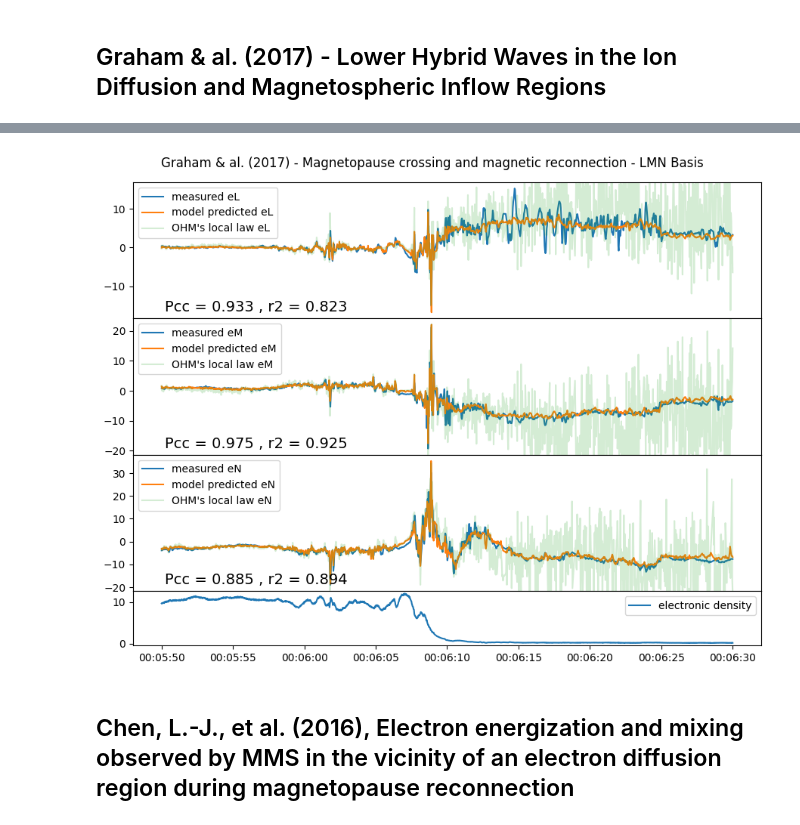
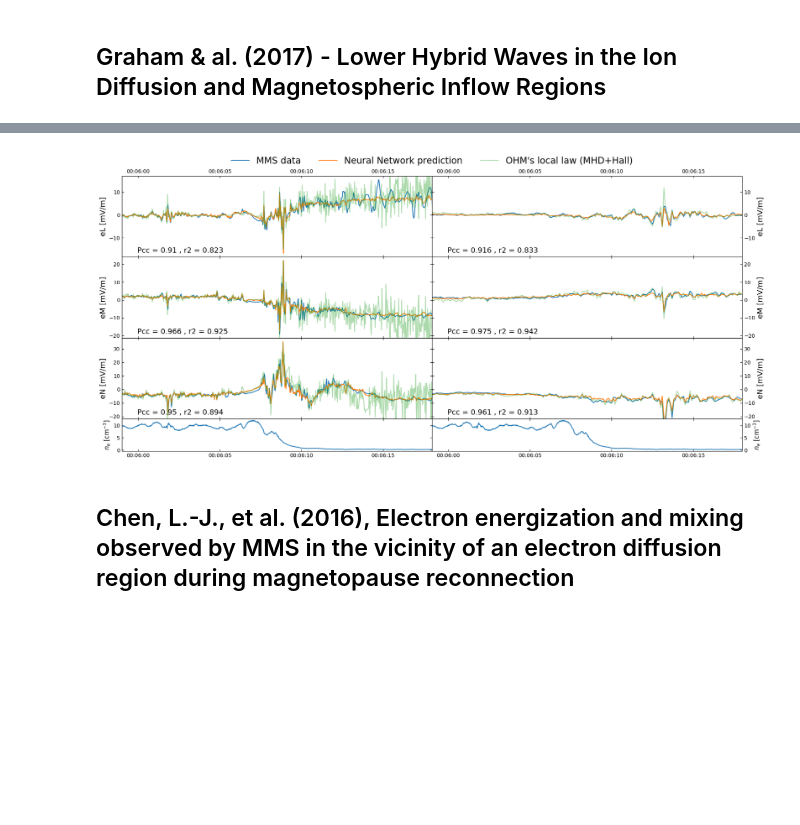
Before and after one commit to esevegne/astro-nn, a Jupyter notebook: analysis.ipynb, the cells around one changed output, grey strips where cells are left out. Cells and saved outputs as stored; diff of their text form; code cells hidden in the pictures; blank space fills up the shorter version.

Commit message:
Final push before paper, analysis ready for paper

```diff
--- a/analysis.ipynb
+++ b/analysis.ipynb
@@ -407,3 +463,0 @@ fft_pred_ex, fft_pred_ey, fft_pred_ez = np.abs(np.fft.rfft(df_predict['ex'])), n
-# %%
-import matplotlib as mpl
-mpl.rcParams['agg.path.chunksize'] = 10000
@@ -554,15 +683,15 @@ df_predict
 # %%
 fig, axes = plt.subplots(nrows=3,figsize=(9,7))
 for j,col in enumerate(['ex','ey','ez']):
-    axes[j].plot(df_test.index,df_test[col],label=f"measured {col}")
-    axes[j].plot(df_predict.index,df_predict[col],label=f"predicted {col}")
+    axes[j].plot(filtered_signal[col],label=f"measured {col}")
+    axes[j].plot(filtered_pred[col],label=f"predicted {col}")
     lims = axes[j].get_ylim()
-    axes[j].plot(df_predict.index,df_predict[col+"_mhd"]+df_predict[col+'_hall'],label=f"OHM {col}",alpha=0.2)
+    axes[j].plot(filtered_ohm[col],label=f"OHM {col}",alpha=0.2)
     text = str('Pcc = {:.3}'.format(metrics['PCC'][j])) + str(' , r2 = {:.3}'.format(metrics['r2_score'][j]))
     axes[j].text(0.05, 0.05, text, fontsize=14, transform=axes[j].transAxes)
     axes[j].set_ylim(lims)
     axes[j].legend(loc=4)
-
+    axes[j].set_xlim(datetime(2015,12,8,0,5,59), datetime(2015,12,8,0,6,18))
 fig.suptitle("Graham & al. (2017) - Magnetopause crossing and magnetic reconnection")
 fig.tight_layout()
 # %% [output]
@@ -571,7 +700,12 @@ fig.tight_layout()
 from scipy.spatial.transform import Rotation
 Rot = Rotation.from_matrix(np.array([[0.25,-0.4,0.88],[0.35,-0.89,0.3],[0.9,-0.23,-0.36]]))
 
+filtered_signal[['eL','eM','eN']] = Rot.apply(filtered_signal[['ex','ey','ez']])
+filtered_pred[['eL','eM','eN']] = Rot.apply(filtered_pred[['ex','ey','ez']])
+filtered_ohm[['eL','eM','eN']] = Rot.apply(filtered_ohm[['ex','ey','ez']])
+
+df_ohm = pd.DataFrame(index=df_test.index)
+
 df_test[['eL','eM','eN']] = Rot.apply(df_test[['ex','ey','ez']])
 df_predict[['eL','eM','eN']] = Rot.apply(df_predict[['ex','ey','ez']])
-df_predict[['eL_mhd','eM_mhd','eN_mhd']] = Rot.apply(df_predict[['ex_mhd','ey_mhd','ez_mhd']])
-df_predict[['eL_hall','eM_hall','eN_hall']] = Rot.apply(df_predict[['ex_hall','ey_hall','ez_hall']])
+df_ohm[['eL','eM','eN']] = Rot.apply((df_test[['ex_mhd','ey_mhd','ez_mhd']].__array__()+df_test[['ex_hall','ey_hall','ez_hall']].__array__()))
@@ -603,23 +748,73 @@ print(pcc_LMN_ohm)
 # %%
-fig, axes = plt.subplots(nrows=4,figsize=(9,7),sharex=True,gridspec_kw={'height_ratios': [3, 3, 3, 1.2]})
+fig, axes = plt.subplots(nrows=4,ncols=2,figsize=(18,8),sharex=True,gridspec_kw={'height_ratios': [3, 3, 3, 1.2]})
+
+
+i=0
 for j,col in enumerate(['eL','eM','eN']):
-    axes[j].plot(df_test.index,df_test[col],label=f"measured {col}")
-    axes[j].plot(df_predict.index,df_predict[col],label=f"model predicted {col}")
-    lims = axes[j].get_ylim()
-    axes[j].plot(df_predict.index,df_predict[col+"_mhd"]+df_predict[col+'_hall'],label=f"OHM's local law {col}",alpha=0.2)
-    text = str('Pcc = {:.3}'.format(metrics['PCC'][j])) + str(' , r2 = {:.3}'.format(r2_LMN[j]))
-    axes[j].text(0.05, 0.05, text, fontsize=14, transform=axes[j].transAxes)
-    axes[j].set_ylim(lims)
-    axes[j].legend(loc=2)
+    axes[j,i].plot(df_test[col],label=f"MMS")
+    axes[j,i].plot(df_predict[col],label=f"Neural Network")
+    lims = axes[j,i].get_ylim()
+    axes[j,i].plot(df_ohm[col],label=f"OHM's law",alpha=0.4)
+    text = str('Pcc = {:.3}'.format(pcc_LMN[j])) + str(' , r2 = {:.3}'.format(r2_LMN[j]))
+    axes[j,i].text(0.05, 0.05, text, fontsize=14, transform=axes[j,i].transAxes)
+    axes[j,i].set_ylim(lims)
+    axes[j,i].set_xlim(datetime(2015,12,8,0,5,59), datetime(2015,12,8,0,6,18))
+    axes[j,i].set_ylabel(f'{col} [mV/m]',fontsize='x-large')
+    if j==0:
+        axes[j,i].tick_params(axis="x",which='both',direction='in', bottom=True, top=True, labelbottom=False, labeltop=True)
+        axes[j,i].xaxis.set_label_position('top')
+    if j==1:
+        axes[j,i].tick_params(axis="x",which='both',direction='in', bottom=True, top=True, labelbottom=False, labeltop=False)
+    if j==2:
+        axes[j,i].tick_params(axis="x",which='both',direction='in', bottom=True, top=True, labelbottom=False, labeltop=False)
 
-axes[3].plot(df_test.index,df_test['e_density'],label='electronic density')
-axes[3].legend()
-#axes[3].set_yscale('log')
-fig.suptitle("Graham & al. (2017) - Magnetopause crossing and magnetic reconnection - LMN Basis")
+    axes[j,i].tick_params(axis="y",which='both',direction='in', left=True, right=True, labelleft=True, labelright=False)
+
+axes[3,i].tick_params(axis="x",which='both',direction='in', bottom=True, top=True, labelbottom=True, labeltop=False)
+axes[3,i].tick_params(axis="y",which='both',direction='in', left=True, right=True, labelleft=True, labelright=False)
+axes[3,i].plot(df_test.index,df_test['e_density'],label='electronic density')
+axes[3,i].set_ylabel('$n_e$ [cm$^{-3}$]',fontsize='large')
+
+### Filtered
+i=1
+for j,col in enumerate(['eL','eM','eN']):
+    axes[j,i].plot(filtered_signal[col],label=f"MMS data")
+    axes[j,i].plot(filtered_pred[col],label=f"Neural Network prediction")
+    lims = axes[j,0].get_ylim()
+    axes[j,i].plot(filtered_ohm[col],label=f"OHM's local law (MHD+Hall)",alpha=0.4)
+    text = str('Pcc = {:.3}'.format(pcc_LMN_filtered[j])) + str(' , r2 = {:.3}'.format(r2_LMN_filtered[j]))
+    axes[j,i].text(0.05, 0.05, text, fontsize=14, transform=axes[j,i].transAxes)
+    axes[j,i].set_ylim(lims)
+    #axes[j,i].legend(loc=2)
+    axes[j,i].set_xlim(datetime(2015,12,8,0,5,59), datetime(2015,12,8,0,6,18))
+    if j==0:
+        axes[j,i].tick_params(axis="x",which='both',direction='in', bottom=True, top=True, labelbottom=False, labeltop=True)
+        axes[j,i].xaxis.set_label_position('top')
+    if j==1:
+        axes[j,i].tick_params(axis="x",which='both',direction='in', bottom=True, top=True, labelbottom=False, labeltop=False)
+    if j==2:
+        axes[j,i].tick_params(axis="x",which='both',direction='in', bottom=True, top=True, labelbottom=False, labeltop=False)
+
+    axes[j,i].set_ylabel(f'{col} [mV/m]',fontsize='x-large')
+    axes[j,i].tick_params(axis="y",which='both',direction='in', left=True, right=True, labelleft=False, labelright=True)
+    axes[j,i].yaxis.set_label_position("right")
+
+axes[3,i].plot(df_test.index,df_test['e_density'])
+
+axes[3,i].tick_params(axis="x",which='both',direction='in', bottom=True, top=True, labelbottom=True, labeltop=False)
+axes[3,i].tick_params(axis="y",which='both',direction='in', left=False, right=True, labelleft=False, labelright=True)
+
+axes[3,i].set_ylabel('$n_e$ [cm$^{-3}$]',fontsize='large')
+axes[3,i].yaxis.set_label_position("right")
+#fig.suptitle("Graham & al. (2017) - Magnetopause crossing and magnetic reconnection - LMN Basis")
+fig.legend(axes[2,1].get_legend_handles_labels()[1],frameon=False,loc=9,ncols=3, fontsize='xx-large',bbox_to_anchor=(0.5, 1.05))
 fig.tight_layout()
-plt.subplots_adjust(hspace=0)
+plt.subplots_adjust(hspace=0,wspace=0)
+
+plt.savefig('./fig/graham.svg',dpi=200,bbox_inches='tight') #For slides
+plt.savefig('./fig/graham.pdf',dpi=200,bbox_inches='tight') #For paper
 # %% [output]
-[figure, old version]
+[figure, new version]
 # %% [markdown]
 ## Chen, L.-J., et al. (2016), Electron energization and mixing observed by MMS in the vicinity of an electron diffusion region during magnetopause reconnection
 # %%
```
Also changed, not shown: parts of 61 cells of this notebook, 8 other files.
